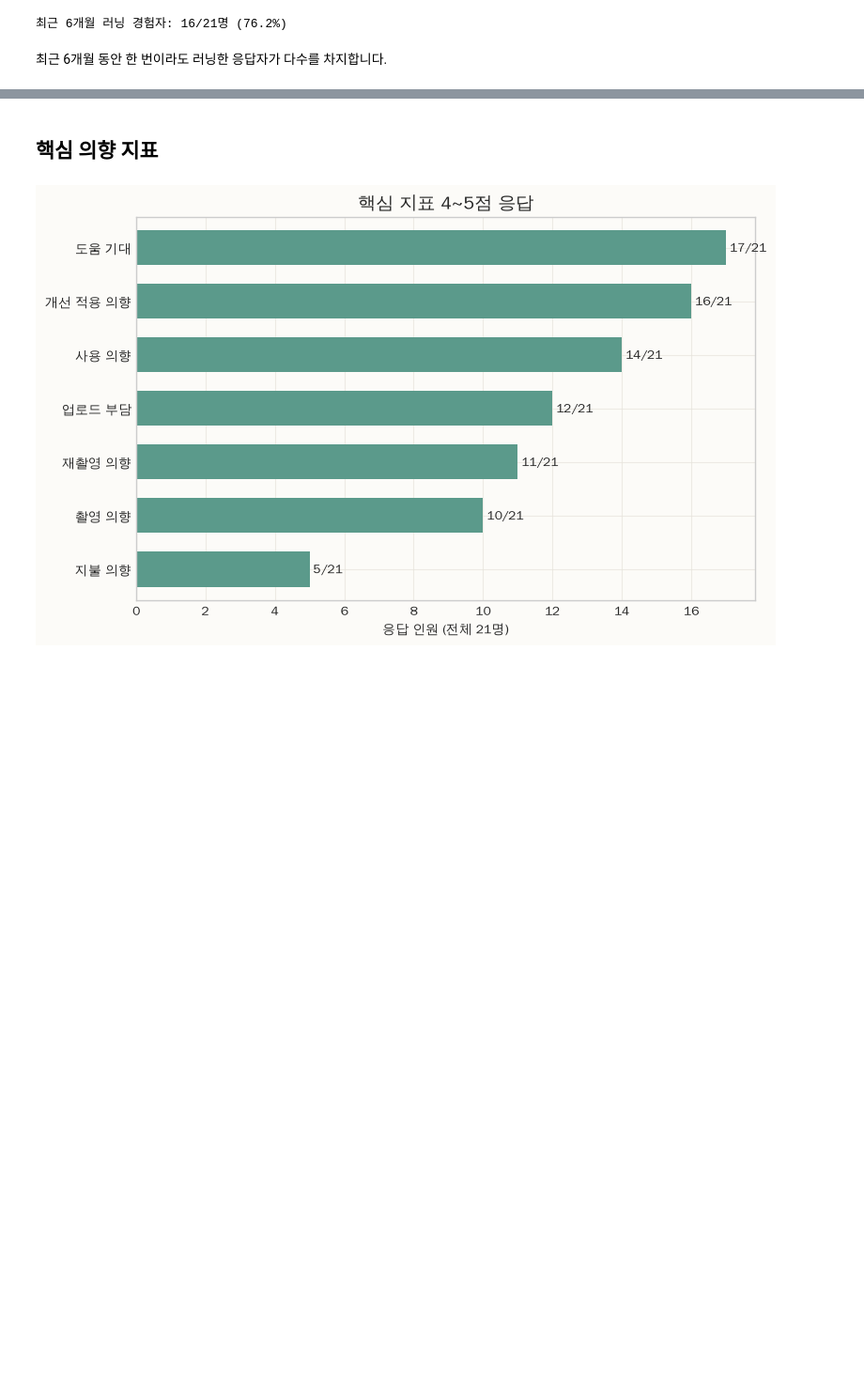
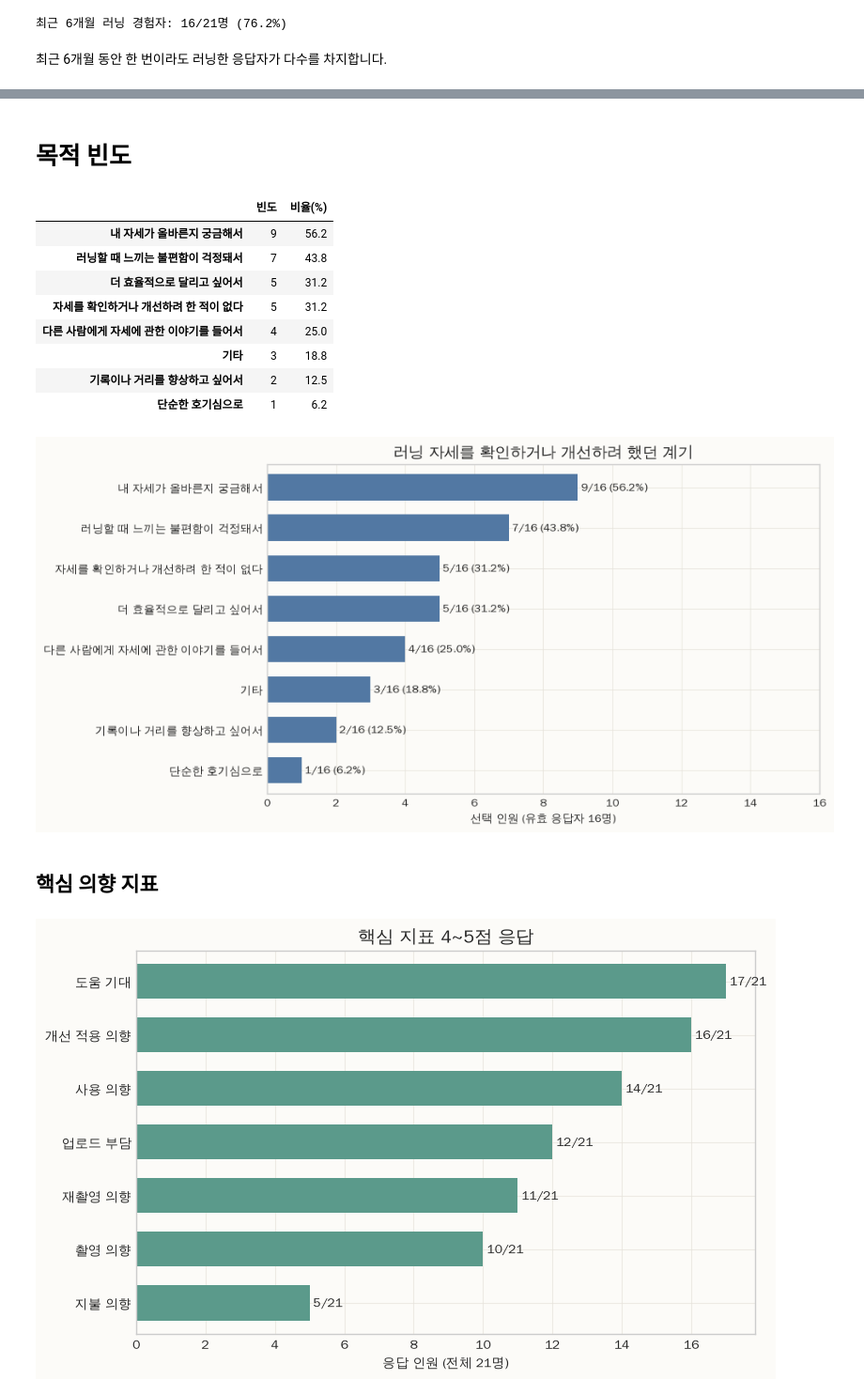
Before and after one commit to blueday98/survey-analysis, a Jupyter notebook: survey_eda.ipynb, the cells around one changed output, grey strips where cells are left out. Shown at 94% size. Drawn from its saved outputs; the diff is of its cells as text; code cells hidden in the pictures; blank space fills up the shorter version.

```diff
--- a/survey_eda.ipynb
+++ b/survey_eda.ipynb
@@ -82,3 +151,64 @@ findfont: Failed to find font weight bold, now using 500.
+# %% [markdown]
+# 목적 빈도
+# %%
+reason_col = df.columns[6]
+
+reason_options = [
+    "내 자세가 올바른지 궁금해서",
+    "러닝할 때 느끼는 불편함이 걱정돼서",
+    "더 효율적으로 달리고 싶어서",
+    "다른 사람에게 자세에 관한 이야기를 들어서",
+    "기록이나 거리를 향상하고 싶어서",
+    "단순한 호기심으로",
+    "자세를 확인하거나 개선하려 한 적이 없다",
+    "기타",
+]
+reason_counts = pd.Series({
+    option: df[reason_col]
+        .fillna("")
+        .str.contains(option, regex=False)
+        .sum()
+    for option in reason_options
+}).sort_values()
+# 이 문항에 실제로 응답한 인원
+valid_n = df[reason_col].notna().sum()
+# 빈도와 비율 표
+reason_summary = pd.DataFrame({
+    "빈도": reason_counts,
+    "비율(%)": (reason_counts / valid_n * 100).round(1),
+})
+display(reason_summary.sort_values("빈도", ascending=False))
+# 가로 막대그래프
+ax = reason_counts.plot.barh(
+    figsize=(10, 5),
+    color="#5278A3",
+    width=0.65,
+)
+ax.set_title("러닝 자세를 확인하거나 개선하려 했던 계기")
+ax.set_xlabel(f"선택 인원 (유효 응답자 {valid_n}명)")
+ax.set_ylabel("")
+ax.bar_label(
+    ax.containers[0],
+    labels=[
+        f"{count}/{valid_n} ({count / valid_n:.1%})"
+        for count in reason_counts
+    ],
+    padding=3,
+)
+ax.set_xlim(0, max(reason_counts.max() + 2, valid_n))
+plt.tight_layout()
+plt.show()
+# %% [output]
+|  | 빈도 | 비율(%) |
+| 내 자세가 올바른지 궁금해서 | 9 | 56.2 |
+| 러닝할 때 느끼는 불편함이 걱정돼서 | 7 | 43.8 |
+| 더 효율적으로 달리고 싶어서 | 5 | 31.2 |
+| 자세를 확인하거나 개선하려 한 적이 없다 | 5 | 31.2 |
+| 다른 사람에게 자세에 관한 이야기를 들어서 | 4 | 25.0 |
+| 기타 | 3 | 18.8 |
+| 기록이나 거리를 향상하고 싶어서 | 2 | 12.5 |
+| 단순한 호기심으로 | 1 | 6.2 |
+[figure, added]
 # %% [markdown]
 ## 핵심 의향 지표
 # %%
```
Also changed, not shown: parts of 3 cells of this notebook.
